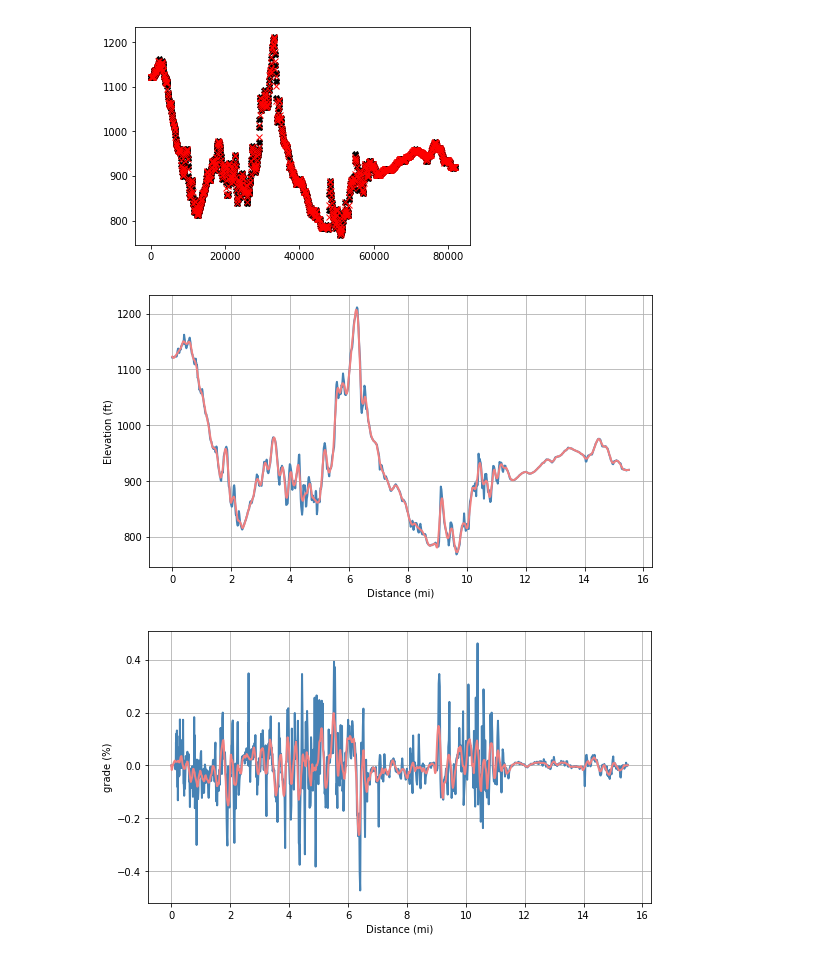
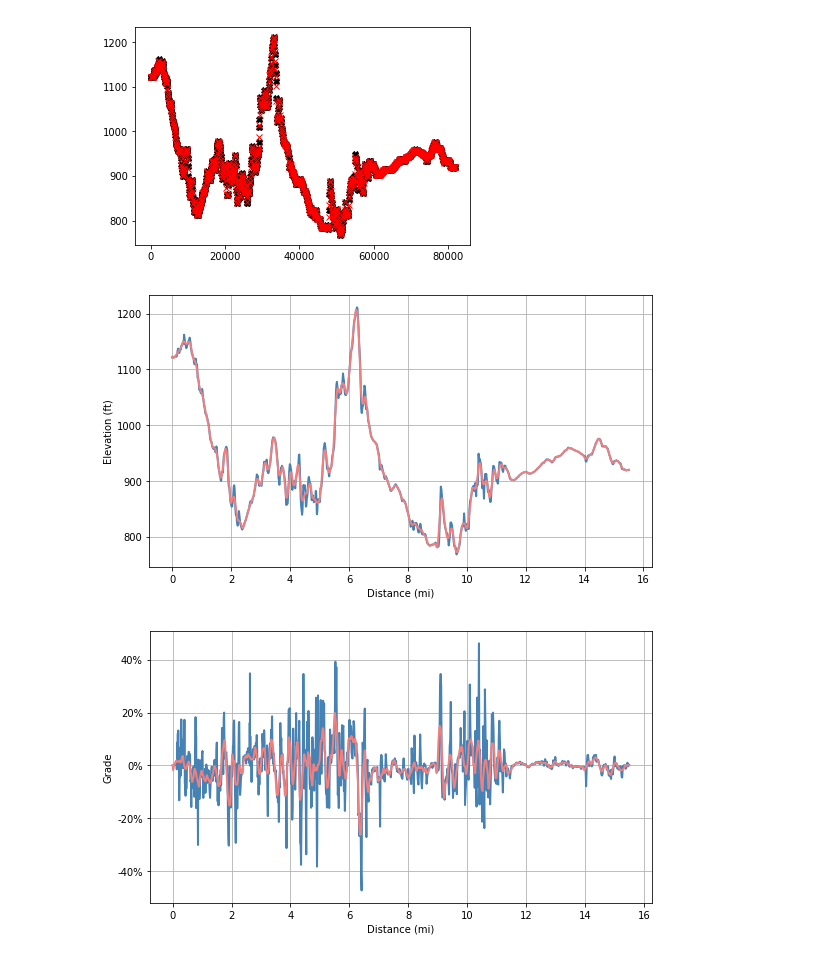
Before and after one commit to NREL/gradeit, a Jupyter notebook: demo/tech_targets_demo.ipynb, the cells around one changed output. Drawn from its saved outputs; the diff is of its cells as text; code cells hidden in the pictures.

```diff
--- a/demo/tech_targets_demo.ipynb
+++ b/demo/tech_targets_demo.ipynb
@@ -69,27 +69,29 @@ plt.show()
 # %%
 # run SavGol filter
 elev_linear_sg = signal.savgol_filter(elev_linear, window_length=17, polyorder=3)
 
 fig, ax = plt.subplots(figsize=(9,5))
 ax.plot(cuml_dist/5280.0, results['elevation (unfiltered)'], 'steelblue', linewidth=2)
 ax.plot(xnew/5280.0, elev_linear_sg, 'lightcoral', linewidth=2)
 ax.set_ylabel('Elevation (ft)')
 ax.set_xlabel('Distance (mi)')
 ax.grid()
 
 # compare unfiltered and filtered grade
 filter_grade = grade.get_grade(elev_linear_sg, distances = np.diff(xnew))[1]
 
 fig2, ax2 = plt.subplots(figsize=(9,5))
 ax2.plot(cuml_dist/5280.0, results['grade (unfiltered)'], 'steelblue', linewidth=2)
 ax2.plot(xnew/5280.0, filter_grade, 'lightcoral', linewidth=2)
-ax2.set_ylabel('grade (%)')
+ax2.set_ylabel('Grade')
 ax2.set_xlabel('Distance (mi)')
 ax2.grid()
+vals = ax2.get_yticks();
+ax2.set_yticklabels(['{:,.0%}'.format(x) for x in vals]);
 
 # outlier detection
 
 # bridge construction
 # %% [output]
 [figure]
-[figure, old version]
+[figure, new version]
```
Also changed, not shown: 2 other files.
